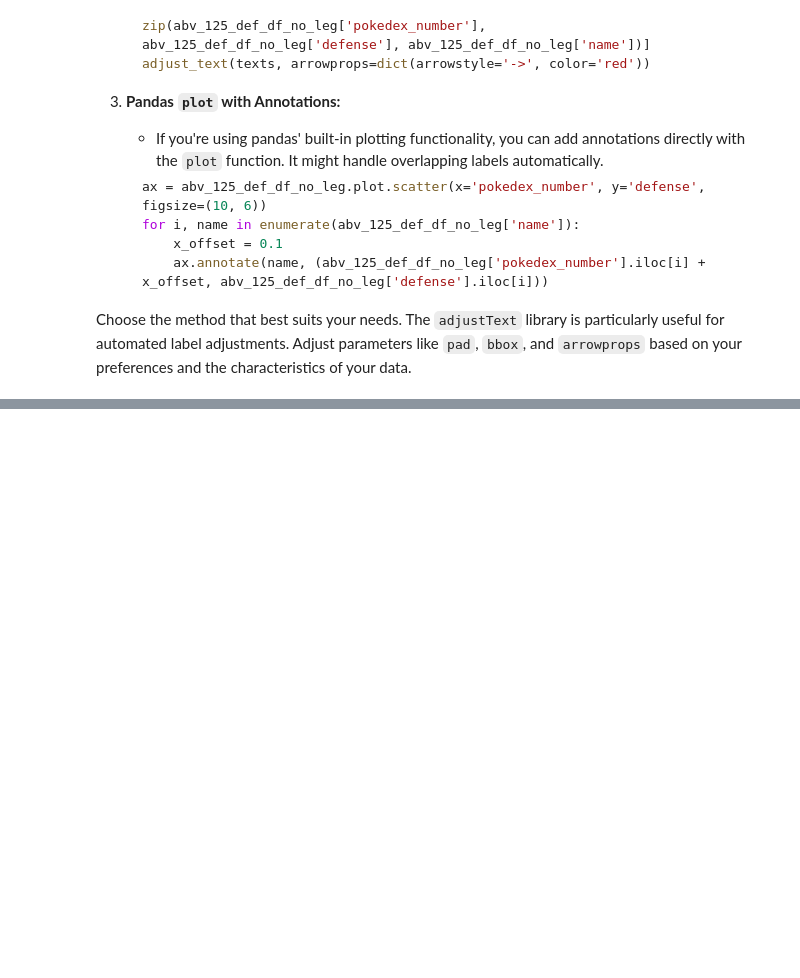
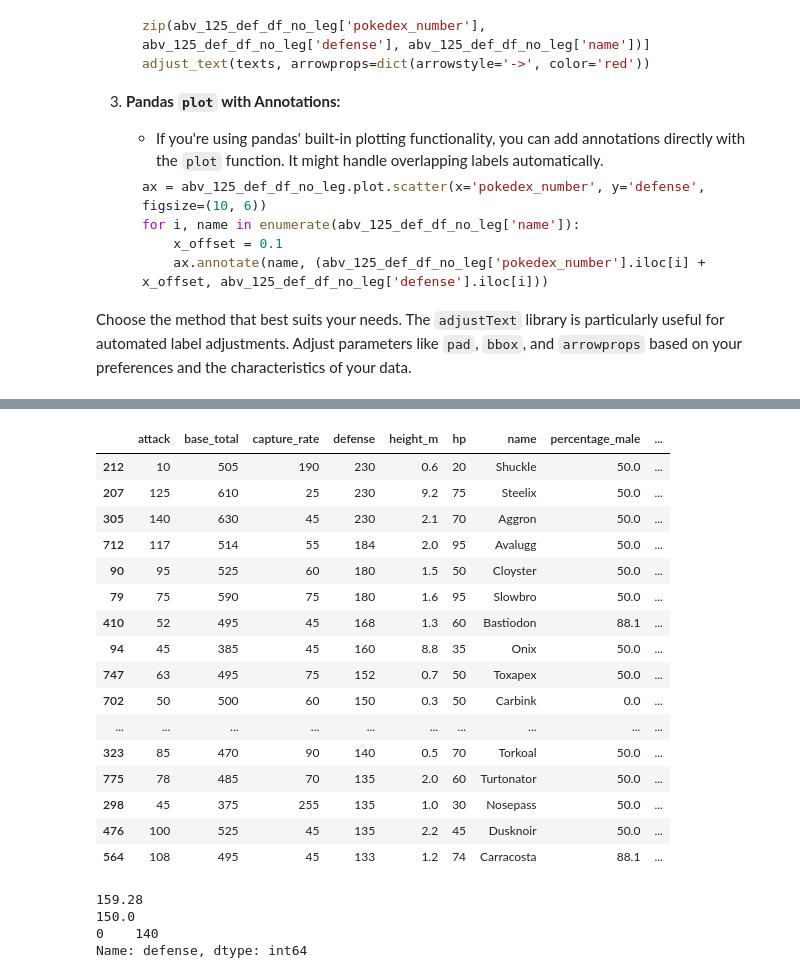
Before and after one commit to Albadylic/pokemon-data, a Jupyter notebook: pokemon_data_analysis.ipynb, the cells around one changed output, grey strips where cells are left out. Drawn from its saved outputs; the diff is of its cells as text; code cells hidden in the pictures; blank space fills up the shorter version.

```diff
--- a/pokemon_data_analysis.ipynb
+++ b/pokemon_data_analysis.ipynb
@@ -507,0 +535,30 @@ plt.show()
+# %%
+top_25_def_nl = pokemon_df[pokemon_df['is_legendary'] == False].sort_values(by='defense', ascending=False).head(25)
+top_25_def_nl
+# %% [output]
+|  | attack | base_total | capture_rate | defense | height_m | hp | name | percentage_male | ... |
+| 212 | 10 | 505 | 190 | 230 | 0.6 | 20 | Shuckle | 50.0 | ... |
+| 207 | 125 | 610 | 25 | 230 | 9.2 | 75 | Steelix | 50.0 | ... |
+| 305 | 140 | 630 | 45 | 230 | 2.1 | 70 | Aggron | 50.0 | ... |
+| 712 | 117 | 514 | 55 | 184 | 2.0 | 95 | Avalugg | 50.0 | ... |
+| 90 | 95 | 525 | 60 | 180 | 1.5 | 50 | Cloyster | 50.0 | ... |
+| 79 | 75 | 590 | 75 | 180 | 1.6 | 95 | Slowbro | 50.0 | ... |
+| 410 | 52 | 495 | 45 | 168 | 1.3 | 60 | Bastiodon | 88.1 | ... |
+| 94 | 45 | 385 | 45 | 160 | 8.8 | 35 | Onix | 50.0 | ... |
+| 747 | 63 | 495 | 75 | 152 | 0.7 | 50 | Toxapex | 50.0 | ... |
+| 702 | 50 | 500 | 60 | 150 | 0.3 | 50 | Carbink | 0.0 | ... |
+| ... | ... | ... | ... | ... | ... | ... | ... | ... | ... |
+| 323 | 85 | 470 | 90 | 140 | 0.5 | 70 | Torkoal | 50.0 | ... |
+| 775 | 78 | 485 | 70 | 135 | 2.0 | 60 | Turtonator | 50.0 | ... |
+| 298 | 45 | 375 | 255 | 135 | 1.0 | 30 | Nosepass | 50.0 | ... |
+| 476 | 100 | 525 | 45 | 135 | 2.2 | 45 | Dusknoir | 50.0 | ... |
+| 564 | 108 | 495 | 45 | 133 | 1.2 | 74 | Carracosta | 88.1 | ... |
+# %%
+print(top_25_def_nl['defense'].mean())
+print(top_25_def_nl['defense'].median())
+print(top_25_def_nl['defense'].mode())
+# %% [output]
+159.28
+150.0
+0    140
+Name: defense, dtype: int64
```
Also changed, not shown: parts of 4 cells of this notebook.
